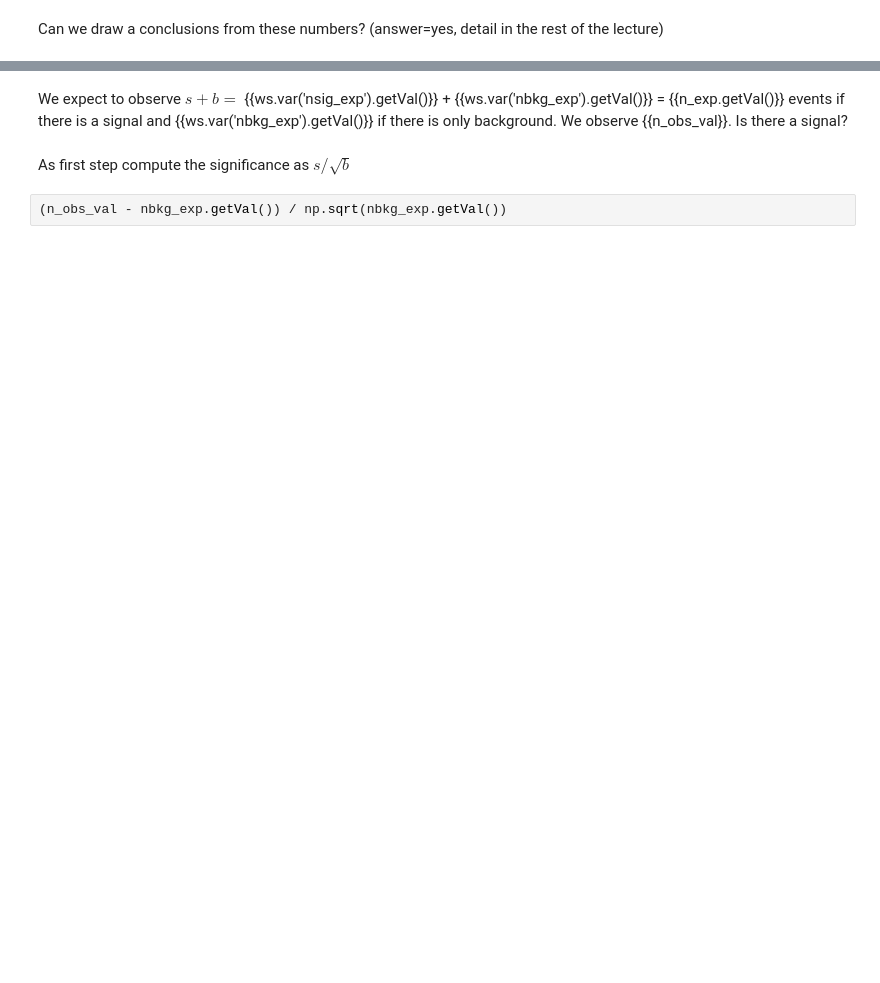
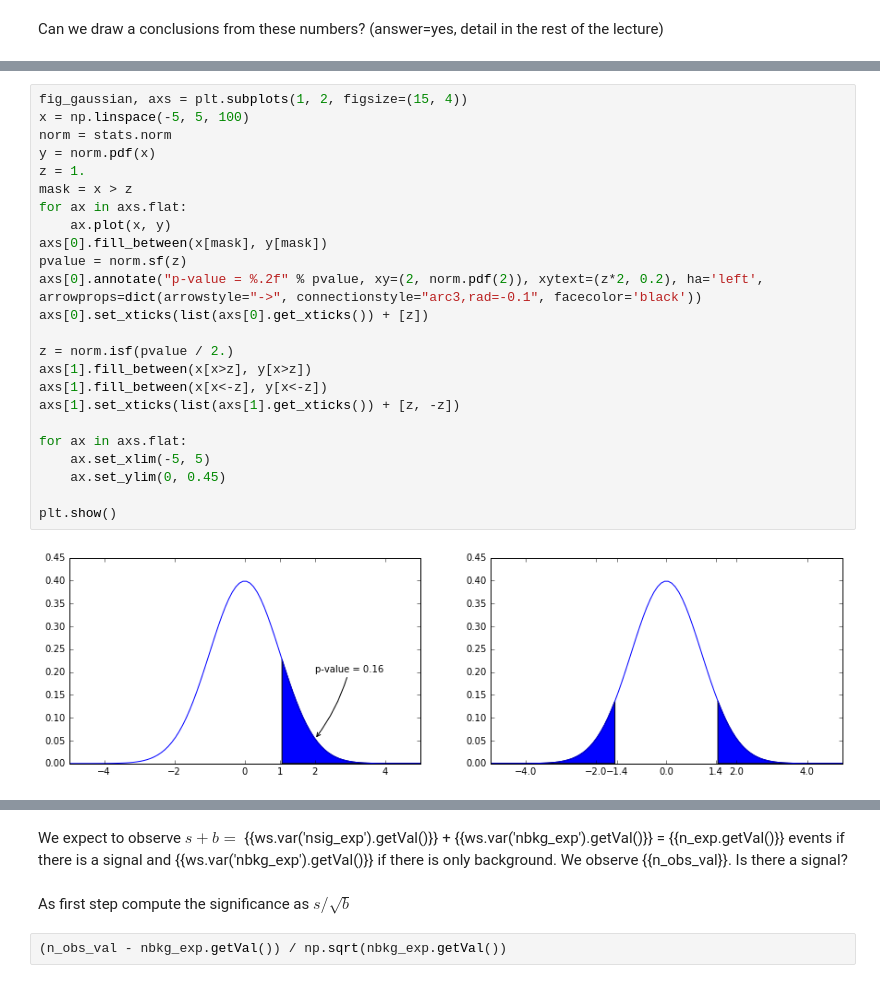
Before and after one commit to wiso/StatisticsLectures, a Jupyter notebook: Lecture1.ipynb, the cells around one changed output, grey strips where cells are left out. Drawn from its saved outputs; the diff is of its cells as text; blank space fills up the shorter version.

```diff
--- a/Lecture1.ipynb
+++ b/Lecture1.ipynb
@@ -125,0 +150,26 @@ Can we draw a conclusions from these numbers? (answer=yes, detail in the rest of
+# %%
+fig_gaussian, axs = plt.subplots(1, 2, figsize=(15, 4))
+x = np.linspace(-5, 5, 100)
+norm = stats.norm
+y = norm.pdf(x)
+z = 1.
+mask = x > z
+for ax in axs.flat:
+    ax.plot(x, y)
+axs[0].fill_between(x[mask], y[mask])
+pvalue = norm.sf(z)
+axs[0].annotate("p-value = %.2f" % pvalue, xy=(2, norm.pdf(2)), xytext=(z*2, 0.2), ha='left', arrowprops=dict(arrowstyle="->", connectionstyle="arc3,rad=-0.1", facecolor='black'))
+axs[0].set_xticks(list(axs[0].get_xticks()) + [z])
+
+z = norm.isf(pvalue / 2.)
+axs[1].fill_between(x[x>z], y[x>z])
+axs[1].fill_between(x[x<-z], y[x<-z])
+axs[1].set_xticks(list(axs[1].get_xticks()) + [z, -z])
+
+for ax in axs.flat:
+    ax.set_xlim(-5, 5)
+    ax.set_ylim(0, 0.45)
+
+plt.show()
+# %% [output]
+[figure, added]
```
Also changed, not shown: parts of 28 cells of this notebook.
